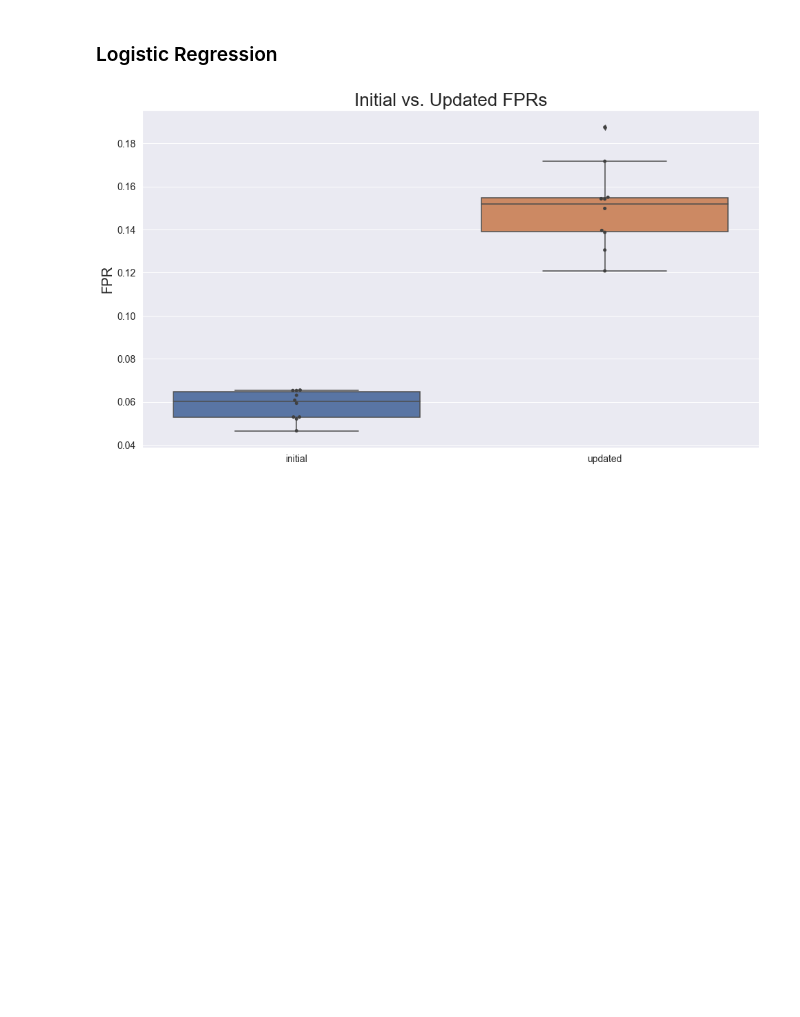
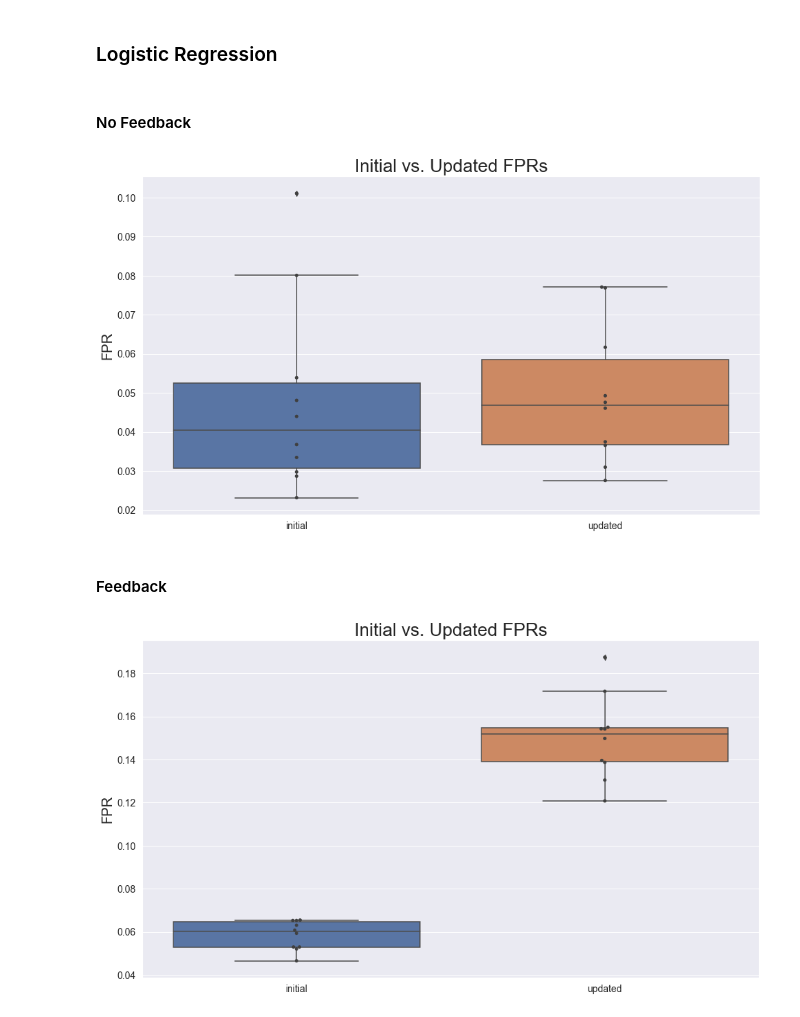
Before and after one commit to georgeadam/feedback_loops, a Jupyter notebook: benefit_of_updating.ipynb, the cells around one changed output. Cells and saved outputs as stored; diff of their text form; code cells hidden in the pictures; blank space fills up the shorter version.

```diff
--- a/various_models.ipynb
+++ b/benefit_of_updating.ipynb
@@ -34,7 +89,7 @@ m1 = 1
 s0 = 1
 s1 = 1
 
-n_train = 10000
+n_train = 100
 n_update = 10000
 n_test = 10000
 
@@ -89,6 +144,51 @@ ax.tick_params(axis='both', which='minor', labelsize=14)
 [figure]
 # %% [markdown]
 ### Logistic Regression
+# %% [markdown]
+#### No Feedback
+# %%
+seeds = np.arange(10)
+initial_fprs = []
+updated_fprs = []
+
+for seed in seeds:
+    np.random.seed(seed)
+
+    x_train, y_train = make_gaussian_data(m0, m1, s0, s1, n_train, p0, p1, features=n_features)
+
+    x_update, y_update = make_gaussian_data(m0, m1, s0, s1, n_update, p0, p1, features=n_features)
+    x_test, y_test = make_gaussian_data(m0, m1, s0, s1, n_test, p0, p1, features=n_features)
+
+    model = linear_model.SGDClassifier(max_iter=10000, tol=1e-3, warm_start=True, loss="log")
+    model.fit(x_train, y_train)
+
+    y_pred = model.predict(x_test)
+    initial_tnr, initial_fpr, initial_fnr, initial_tpr = eval_model(y_test, y_pred)
+
+    new_model, _ = update_model_no_feedback(model, x_update, y_update, None, None, 1000)
+
+    y_pred = new_model.predict(x_test)
+    updated_tnr, updated_fpr, updated_fnr, updated_tpr = eval_model(y_test, y_pred)
+
+    initial_fprs.append(initial_fpr)
+    updated_fprs.append(updated_fpr)
+# %%
+fprs = {"type": (["initial"] * len(initial_fprs)) + (["updated"] * len(updated_fprs)),
+        "fpr": initial_fprs + updated_fprs}
+data = pd.DataFrame(fprs)
+fig = plt.figure(figsize=(16, 9))
+ax = fig.add_subplot(111)
+sns.boxplot(x="type", y="fpr", data=data, ax=ax)
+sns.swarmplot(x="type", y="fpr", data=data, color=".25", ax=ax)
+ax.set_xlabel("")
+ax.set_ylabel("FPR", size=20)
+ax.set_title("Initial vs. Updated FPRs", size=26)
+ax.tick_params(axis='both', which='major', labelsize=14)
+ax.tick_params(axis='both', which='minor', labelsize=14)
+# %% [output]
+[figure, added]
+# %% [markdown]
+#### Feedback
 # %%
 seeds = np.arange(10)
 initial_fprs = []
```
Also changed, not shown: parts of 9 cells of this notebook, 2 other files.
